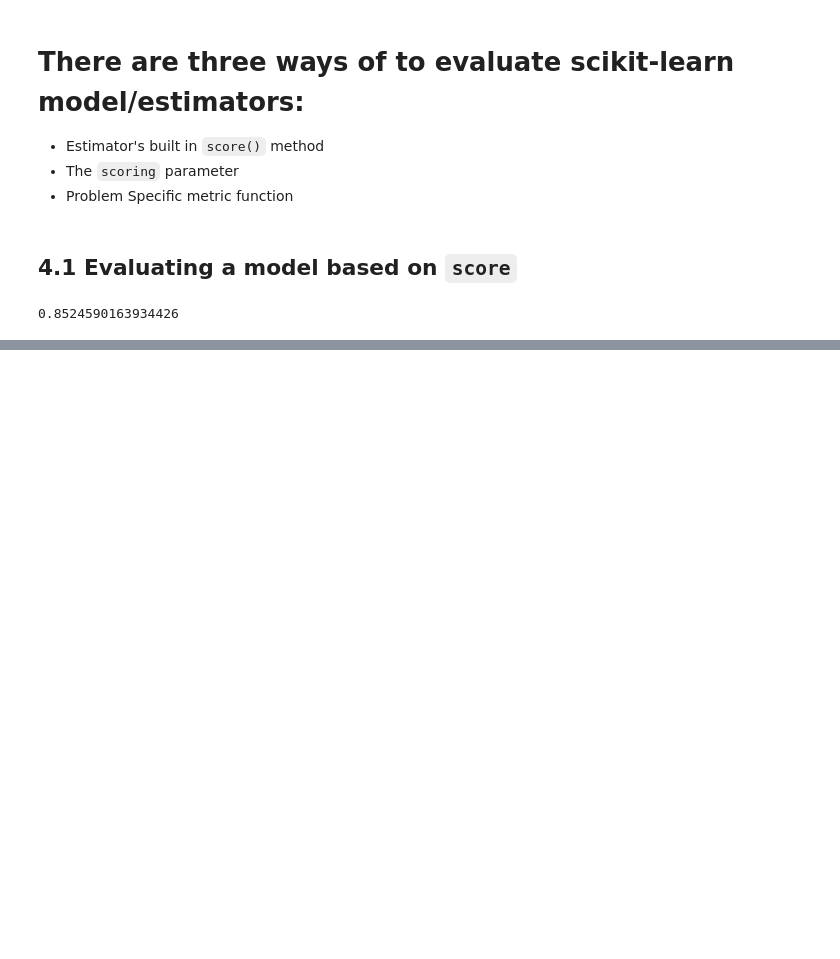
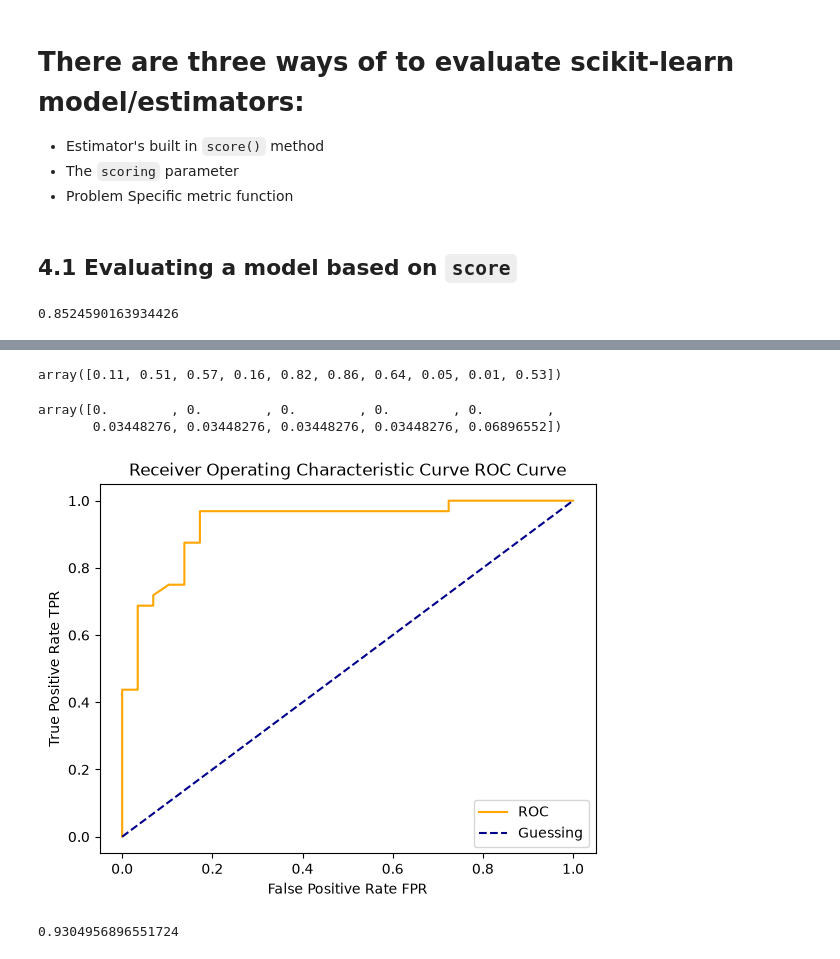
Before and after one commit to OP-Coder-Cpp/Complete-A.I.-and-Machine-Learning-Data-Science-Bootcamp, a Jupyter notebook: Introduction to Scikit Learn/Introduction_to_skLearn.ipynb, the cells around one changed output, grey strips where cells are left out. Saved outputs shown, nothing was run; the diff lists cells and outputs as text; code cells hidden in the pictures; blank space fills up the shorter version.

```diff
--- a/Introduction to Scikit Learn/Introduction_to_skLearn.ipynb
+++ b/Introduction to Scikit Learn/Introduction_to_skLearn.ipynb
@@ -815,0 +892,4 @@ clf.score(x_test,y_test)
+# %%
+# Predicting the probabilities
+y_probs=clf.predict_proba(x_test)
+y_probs[:10]
@@ -815,0 +907,47 @@ clf.score(x_test,y_test)
+# %%
+# [0,1]=[Doesn't have Heart Disease, Have Heart Disease]=[False,True]
+# Splitting by true values
+y_positive_probs=y_probs[:,1]
+y_positive_probs[:10]
+# %% [output]
+array([0.11, 0.51, 0.57, 0.16, 0.82, 0.86, 0.64, 0.05, 0.01, 0.53])
+# %%
+# calculating FPR , TPR and Thresholds
+from sklearn.metrics import roc_curve
+
+fpr,tpr,thresholds=roc_curve(y_test,y_positive_probs)
+
+# Check fpr
+fpr[:10]
+# %% [output]
+array([0.        , 0.        , 0.        , 0.        , 0.        ,
+       0.03448276, 0.03448276, 0.03448276, 0.03448276, 0.06896552])
+# %%
+#Lets Visualise it
+import matplotlib.pyplot as plt
+
+def plot_roc_curve(fpr,tpr):
+    """
+    Plot a ROC Curve based on False Positive rate and True Positive Rate
+    """
+
+    plt.plot(fpr,tpr,color="orange",label="ROC")
+    plt.plot([0,1],[0,1],label="Guessing", color="darkblue", linestyle="--")
+
+    # Customizing the plot
+    plt.xlabel("False Positive Rate FPR")
+    plt.ylabel("True Positive Rate TPR")
+    plt.title("Receiver Operating Characteristic Curve ROC Curve")
+    plt.legend()
+    plt.show()
+
+plot_roc_curve(fpr,tpr)
+# %% [output]
+[figure, added]
+# %%
+# Calculating AUC Score
+from sklearn.metrics import roc_auc_score
+
+roc_auc_score(y_test,y_positive_probs)
+# %% [output]
+0.9304956896551724
```
Also changed, not shown: parts of 15 cells of this notebook.
